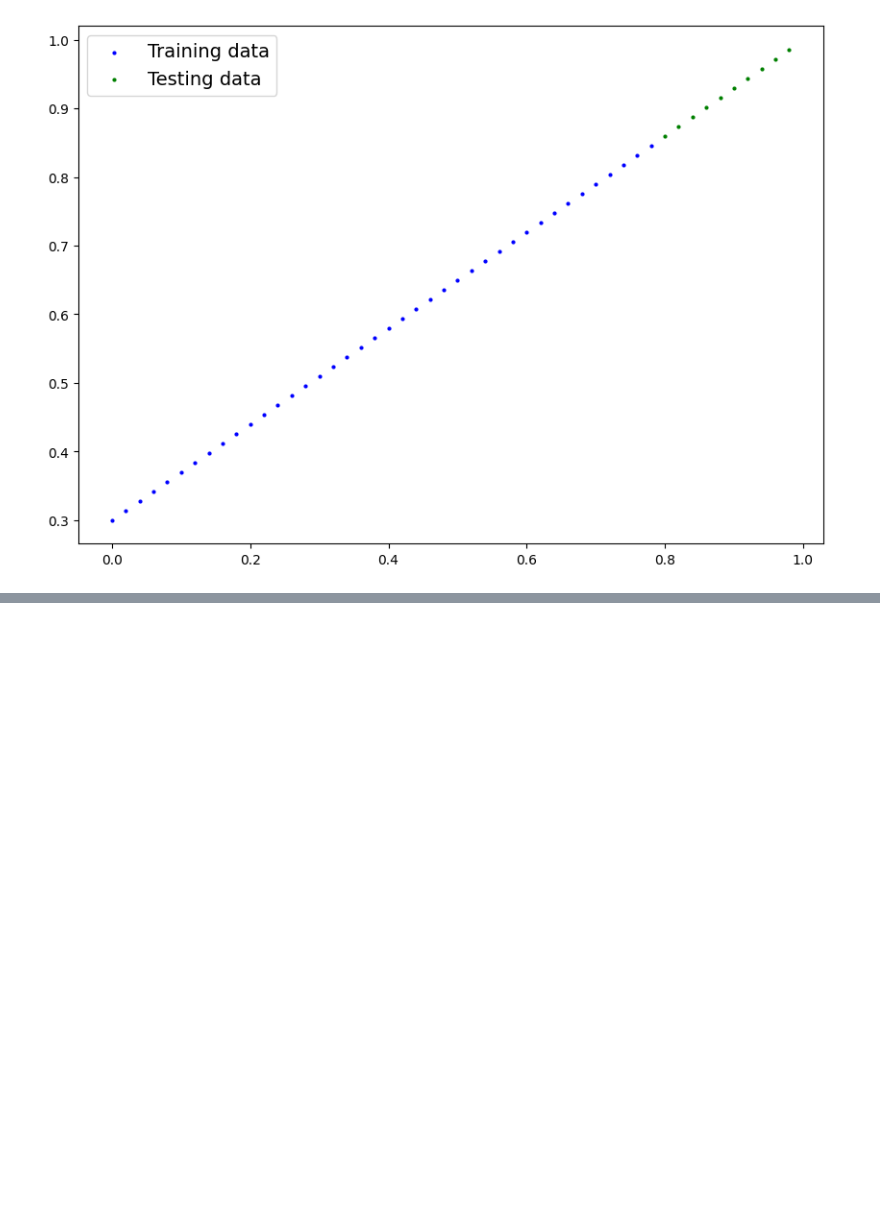
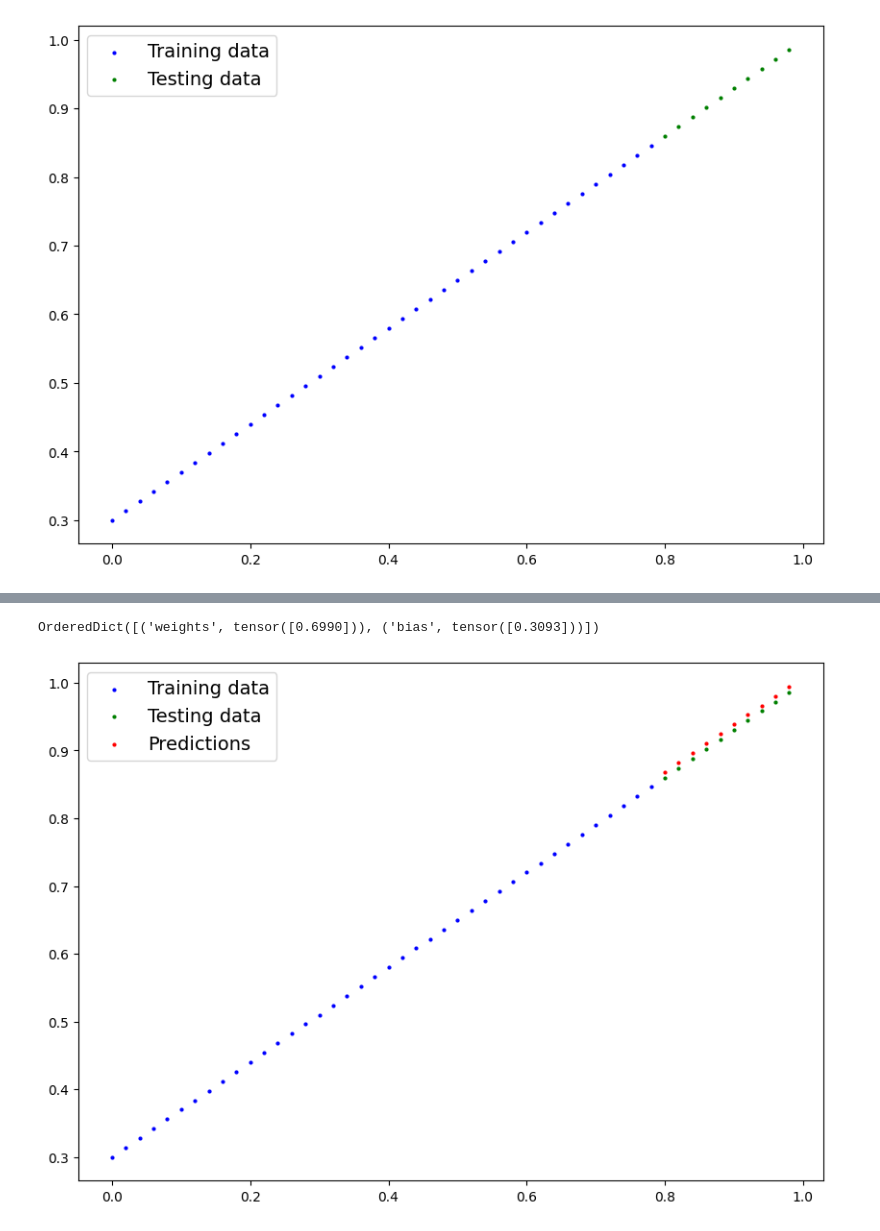
Before and after one commit to Asifbinsyed/ALL-DL, a Jupyter notebook: Pytorch-workflow /linear_regression.ipynb, the cells around one changed output, grey strips where cells are left out. Drawn from its saved outputs; the diff is of its cells as text; code cells hidden in the pictures; blank space fills up the shorter version.

```diff
--- a/Pytorch-workflow /linear_regression.ipynb
+++ b/Pytorch-workflow /linear_regression.ipynb
@@ -89,0 +134,38 @@ class LinearRegressionModel(nn.Module):
+# %%
+#Building a training loop and a testing loop
+
+epochs=200 #loop through the data
+epoch_count=[]
+loss_values=[]
+test_loss_values=[]
+
+
+
+#loop through the data
+for epoch in range(epochs):
+    #Set the model to training mode)
+    model0.train() #train mode in pytorch sets all parameters that require gradients
+    #forward pass
+    y_pred = model0(X_train)
+    #calculate the loss
+    loss=loss_fn(y_pred,y_train)
+    print(f"loss: {loss}")
+
+    #optimizer zero grad
+    optimizer.zero_grad()
+
+    #
+    loss.backward()
+
+    optimizer.step() #changing the parameter value
+
+    model0.eval() # turns of gradient tracking
+    with torch.inference_mode():
+        test_pred=model0(X_test)   # 1. forward pass
+        test_loss= loss_fn(test_pred, y_test) # calculate the loss
+    if epoch % 10 ==0:
+        epoch_count.append(epoch)
+        loss_values.append(loss)
+        test_loss_values.append(test_loss)
+        print(f"Epoch:{epoch}| loss:{loss} | loss{test_loss}")
+        print(model0.state_dict())
@@ -89,0 +190,11 @@ class LinearRegressionModel(nn.Module):
+# %%
+model0.state_dict()
+# %% [output]
+OrderedDict([('weights', tensor([0.6990])), ('bias', tensor([0.3093]))])
+# %%
+with torch.inference_mode():
+    y_preds_new=model0(X_test)
+# %%
+plot_predictions(predictions=y_preds_new)
+# %% [output]
+[figure, added]
```
Also changed, not shown: parts of 17 cells of this notebook, 3 other files.
